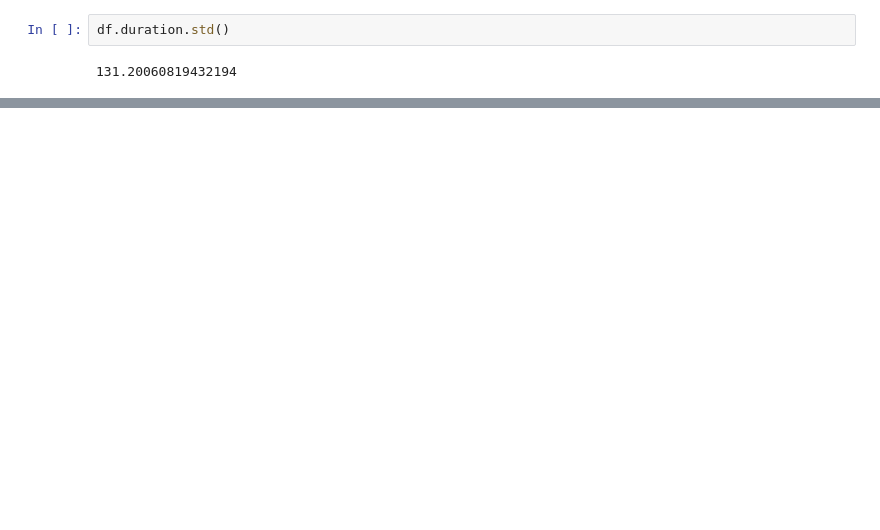
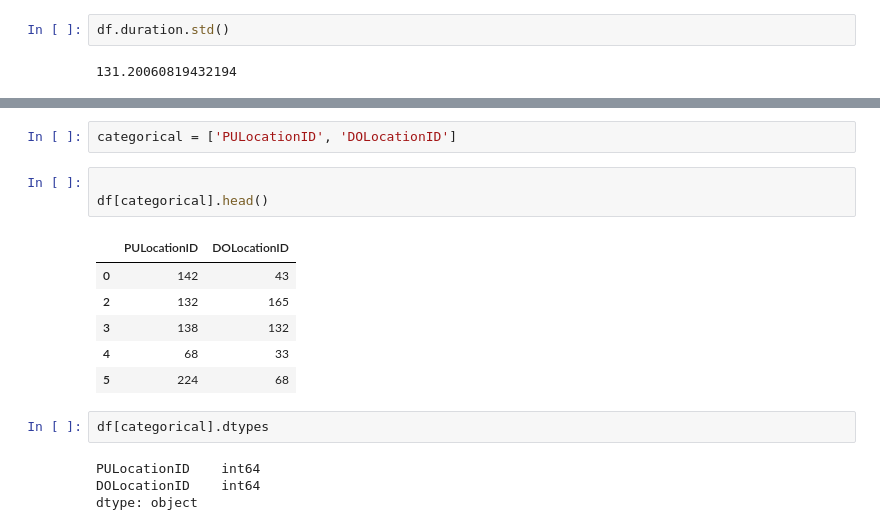
Before and after one commit to kibetamos/ml_zoomcamp, a Jupyter notebook: HW1.ipynb, the cells around one changed output, grey strips where cells are left out. Drawn from its saved outputs; the diff is of its cells as text; blank space fills up the shorter version.

```diff
--- a/HW1.ipynb
+++ b/HW1.ipynb
@@ -131,0 +138,18 @@ Fraction of records left after dropping outliers: 0.9981704944410335
+# %%
+categorical = ['PULocationID', 'DOLocationID']
+# %%
+
+df[categorical].head()
+# %% [output]
+|  | PULocationID | DOLocationID |
+| 0 | 142 | 43 |
+| 2 | 132 | 165 |
+| 3 | 138 | 132 |
+| 4 | 68 | 33 |
+| 5 | 224 | 68 |
+# %%
+df[categorical].dtypes
+# %% [output]
+PULocationID    int64
+DOLocationID    int64
+dtype: object
```
Also changed, not shown: parts of 36 cells of this notebook.
